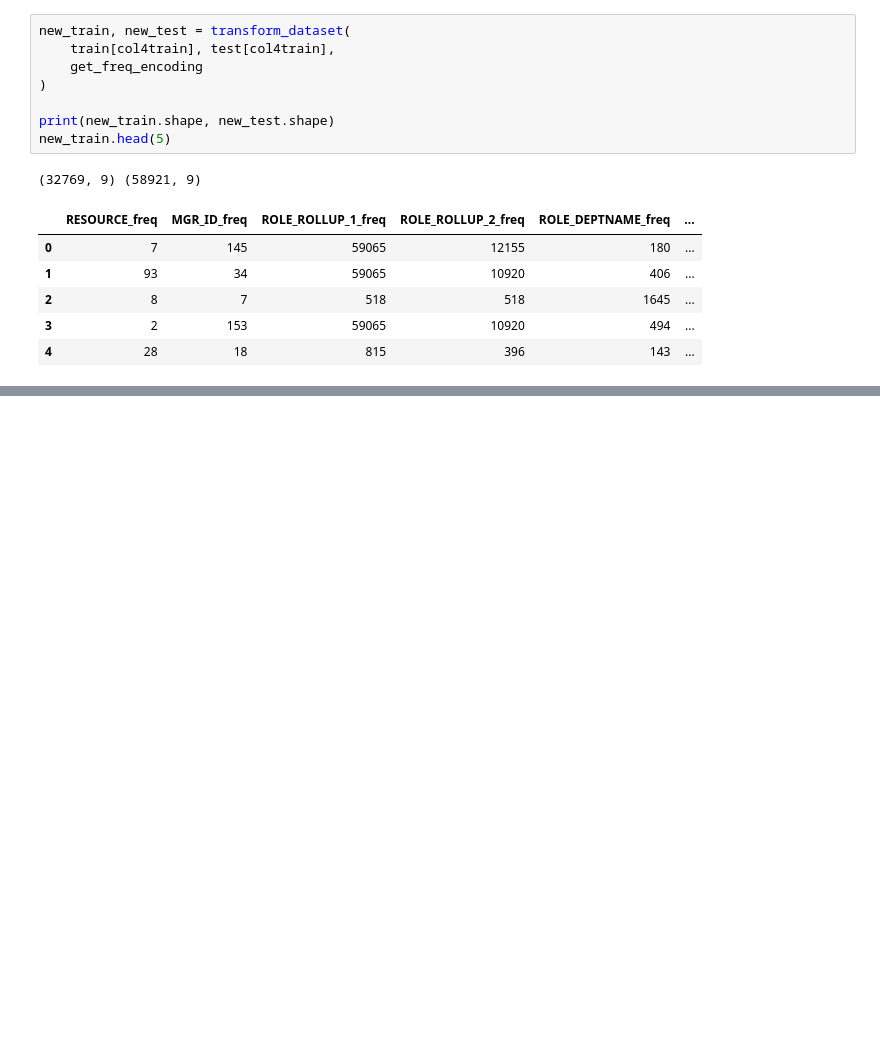
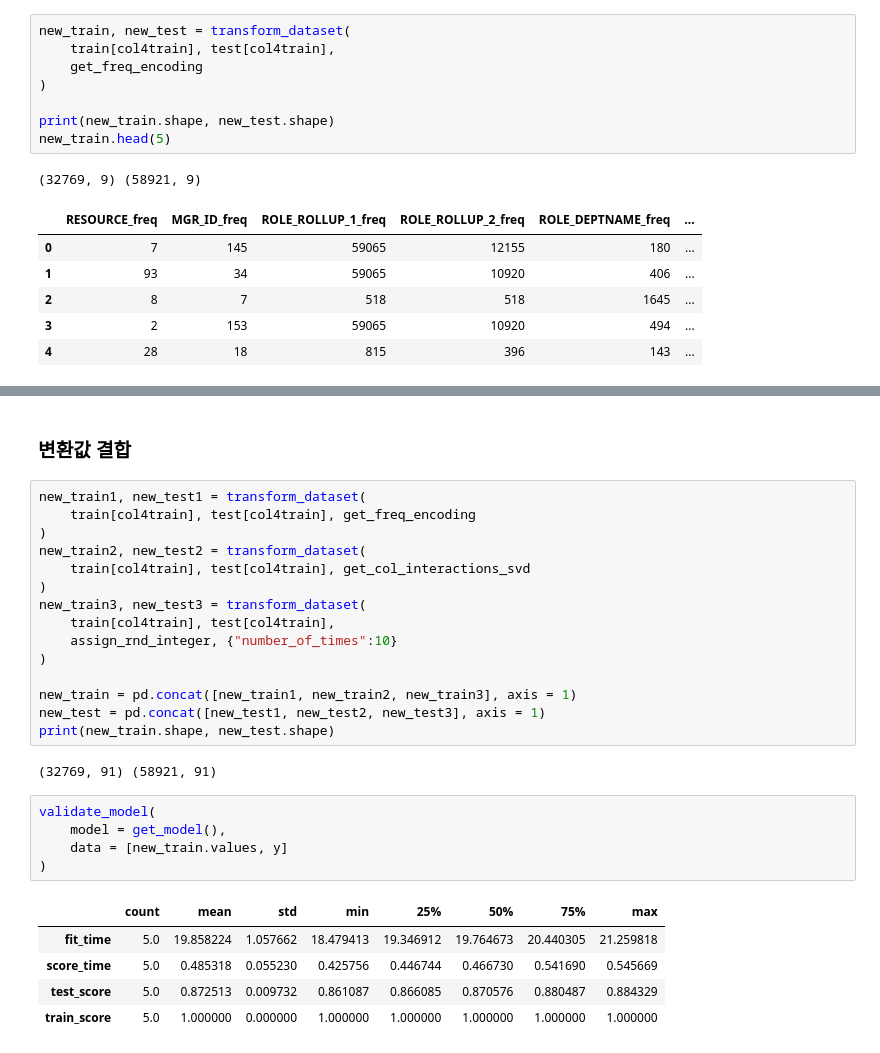
Before and after one commit to water-lilies/kaggle, a Jupyter notebook: 01-2 Amazon.com - Employee Access Challenge.ipynb, the cells around one changed output, grey strips where cells are left out. Saved outputs shown, nothing was run; the diff lists cells and outputs as text; blank space fills up the shorter version.

```diff
--- a/01-2 Amazon.com - Employee Access Challenge.ipynb
+++ b/01-2 Amazon.com - Employee Access Challenge.ipynb
@@ -250,2 +261,32 @@ validate_model(
 | test_score | 5.0 | 0.822072 | 0.011879 | 0.806360 | 0.817696 | 0.819074 | 0.830230 | 0.837001 |
 | train_score | 5.0 | 0.999881 | 0.000022 | 0.999843 | 0.999881 | 0.999884 | 0.999895 | 0.999899 |
+# %% [markdown]
+### 변환값 결합
+# %%
+new_train1, new_test1 = transform_dataset(
+    train[col4train], test[col4train], get_freq_encoding
+)
+new_train2, new_test2 = transform_dataset(
+    train[col4train], test[col4train], get_col_interactions_svd
+)
+new_train3, new_test3 = transform_dataset(
+    train[col4train], test[col4train],
+    assign_rnd_integer, {"number_of_times":10}
+)
+
+new_train = pd.concat([new_train1, new_train2, new_train3], axis = 1)
+new_test = pd.concat([new_test1, new_test2, new_test3], axis = 1)
+print(new_train.shape, new_test.shape)
+# %% [output]
+(32769, 91) (58921, 91)
+# %%
+validate_model(
+    model = get_model(),
+    data = [new_train.values, y]
+)
+# %% [output]
+|  | count | mean | std | min | 25% | 50% | 75% | max |
+| fit_time | 5.0 | 19.858224 | 1.057662 | 18.479413 | 19.346912 | 19.764673 | 20.440305 | 21.259818 |
+| score_time | 5.0 | 0.485318 | 0.055230 | 0.425756 | 0.446744 | 0.466730 | 0.541690 | 0.545669 |
+| test_score | 5.0 | 0.872513 | 0.009732 | 0.861087 | 0.866085 | 0.870576 | 0.880487 | 0.884329 |
+| train_score | 5.0 | 1.000000 | 0.000000 | 1.000000 | 1.000000 | 1.000000 | 1.000000 | 1.000000 |
```
Also changed, not shown: parts of 17 cells of this notebook, 1 other file.
